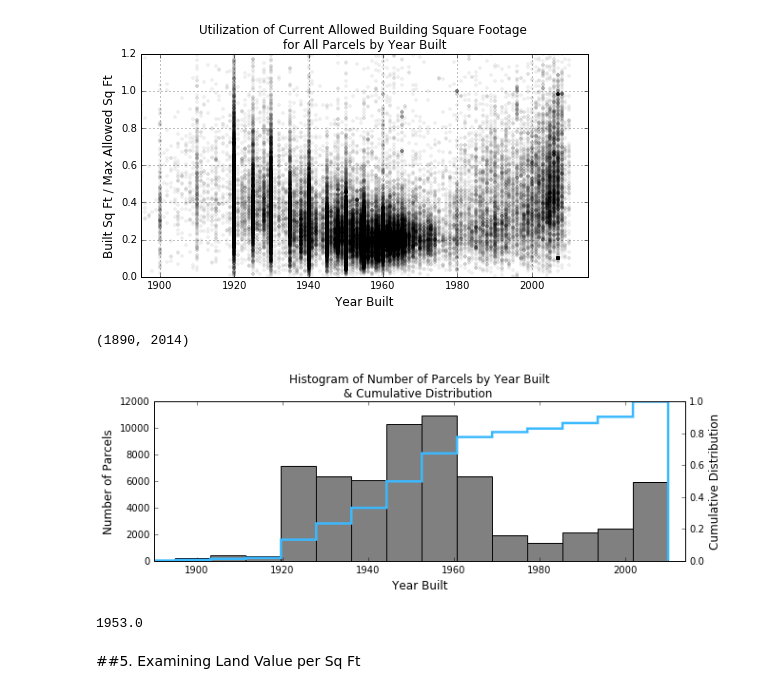
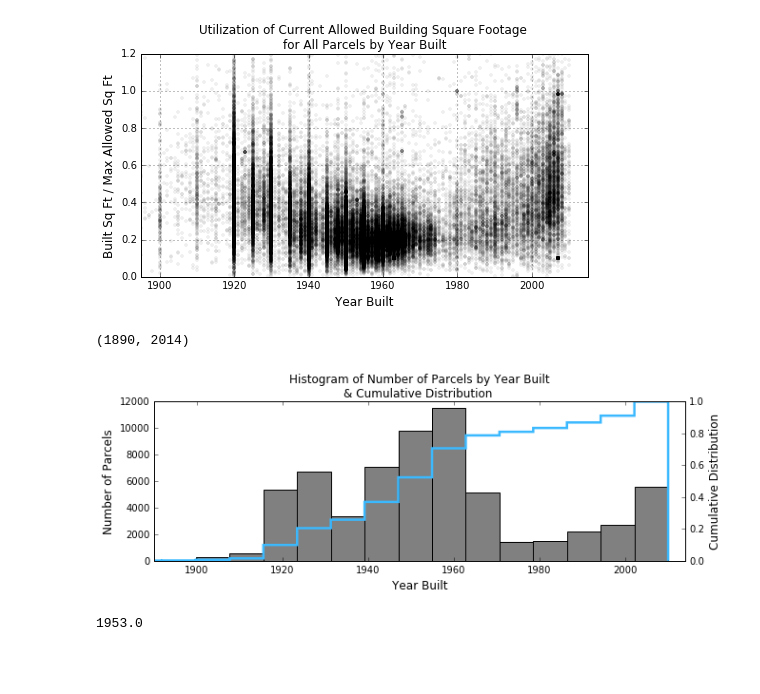
Before and after one commit to hannahbkates/Atlanta_FAR_Utilization, a Jupyter notebook: atl_far_utilization.ipynb, the cells around one changed output. Saved outputs shown, nothing was run; the diff lists cells and outputs as text; code cells hidden in the pictures; blank space fills up the shorter version.

```diff
--- a/atl_far_utilization.ipynb
+++ b/atl_far_utilization.ipynb
@@ -232,11 +195,3 @@ print len(parcels)
  'TranVal' 'AVM' 'LoanValTot' 'Lender1' 'LoanVal1' 'LoanType1' 'IntRateTyp'
  'Lender2' 'LoanVal2' 'LoanType2' 'IntRateT_1' 'TitleCo' 'built_far']
 112869
-# %%
-parcels['lot_errors'] = parcels.LotSize/parcels.SHAPE_AREA
-
-lotprobs = parcels[(parcels.lot_errors<.8) | (parcels.lot_errors>1.2)]
-
-# print lotprobs.PARID.head(50)
-# print len(lotprobs)
-# lotprobs.to_csv('lotprobs.csv')
@@ -322,9 +254,7 @@ dtype: int64
 - Excluding condominiums (temporary)
 # %%
 i_analyze = ((parcels_z.LandUseGen!='Commercial')&
-             (parcels_z.zkey!='unknown')&
-             (parcels_z.flag!='SPI')&
-             (parcels_z.flag!='C')&
+             (parcels_z.zkey!='exclude')&
              ([not i for i in (parcels_z.LANDUSE_DE.str.contains('CONDOMINIUM'))])&
              (parcels_z.ZONING.notnull()))
 len(parcels_z[i_analyze]), len(parcels_z)
@@ -369,9 +298,8 @@ SPI-5 SA3     19   0.030486
 simp = pd.concat([analyze.PARID, analyze.BldgSF, analyze.LotSize, analyze.YrBuilt,
                   analyze.LandUseSpe, analyze.LAND_APPR, analyze.built_far, analyze.zone,
                   analyze.lot, analyze.height, analyze.footprint, analyze.far_res, analyze.far_nonres,
-                  analyze.far_cond, analyze.far_dup, analyze.sqft_max, analyze.min_min
+                  analyze.far_cond, analyze.far_dup, analyze.sqft_max, analyze.sqft_min
                  ], axis=1)
-# print simp.head()
 # %%
 simp['check_lot'] = (simp.lot <= simp.LotSize)
 simp['check_far'] = np.nan
@@ -590,31 +487,27 @@ pl.grid()
 # %%
 fig, ax1 = pl.subplots()
 fig.set_figheight(3)
 fig.set_figwidth(10)
 
-nbins = 23
+nbins = 24
 
 ax1.hist(simp.YrBuilt[simp.YrBuilt > 0].values, nbins, color='grey')
 ax1.set_title('Histogram of Number of Parcels by Year Built\n& Cumulative Distribution ')
 ax1.set_xlabel('Year Built', fontsize = 12)
 ax1.set_ylabel('Number of Parcels', fontsize = 12)
 ax1.set_xlim(1890,2014)
-# plt.show()
 
 ax2 = ax1.twinx()
 
 ax2.hist(simp.YrBuilt[simp.YrBuilt > 0].values, nbins, color='#3BB9FF', normed=1, cumulative=True,
          histtype='step', lw=2.5)
 ax2.set_ylabel('Cumulative Distribution', fontsize = 12)
 ax2.set_ylim(0,1)
 ax2.set_xlim(1890,2014)
-# plt.show()
 # %% [output]
 (1890, 2014)
-[figure, old version]
+[figure, new version]
 # %%
 median(simp.YrBuilt[simp.YrBuilt > 0])
 # %% [output]
 1953.0
-# %% [markdown]
-##5. Examining Land Value per Sq Ft
```
Also changed, not shown: parts of 27 cells of this notebook, 1 other file.
